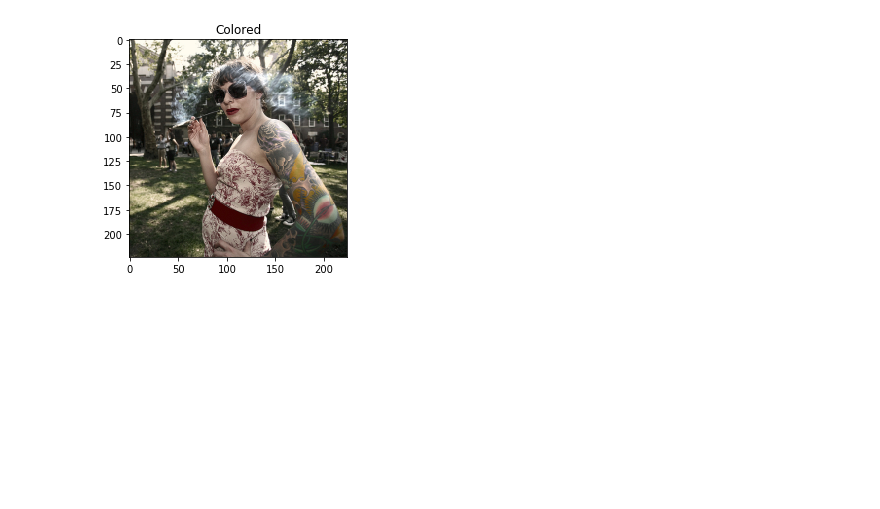
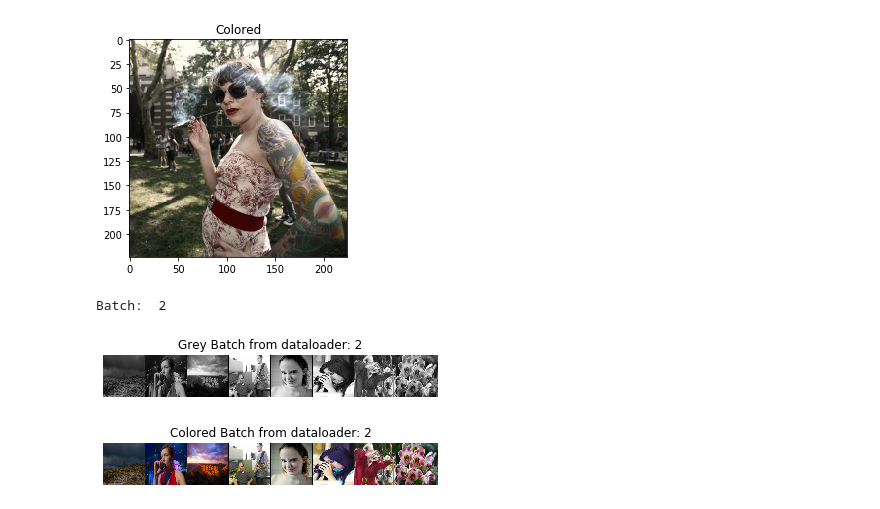
Before and after one commit to xkaraman/60daysofudacity, a Jupyter notebook: image-color/image-colorization.ipynb, the cells around one changed output. Saved outputs shown, nothing was run; the diff lists cells and outputs as text; code cells hidden in the pictures; blank space fills up the shorter version.

```diff
--- a/image-color/image-colorization.ipynb
+++ b/image-color/image-colorization.ipynb
@@ -41,13 +164,13 @@ def imshow(tensor, title=None):
 class colorizationDataset(Dataset):
     def __init__(self, root=None, tf=None):
         self.tf = tf
-        #self.grey = np.load("./image-colorization/gray_scale.npy") # get your numpy array paths here
-        #self.grey = torch.from_numpy(self.grey)
+        self.grey = np.load("./image-colorization/gray_scale.npy") # get your numpy array paths here
+        self.grey = torch.from_numpy(self.grey)
 
-        #self.color = np.load("./image-colorization/ab/ab1.npy")
-        #self.color = np.concatenate((self.color,np.load("./image-colorization/ab/ab2.npy")))
-        #self.color = np.concatenate((self.color,np.load("./image-colorization/ab/ab3.npy")))
-        #self.color = torch.from_numpy(self.color)
+        self.color = np.load("./image-colorization/ab/ab1.npy")
+        self.color = np.concatenate((self.color,np.load("./image-colorization/ab/ab2.npy")))
+        self.color = np.concatenate((self.color,np.load("./image-colorization/ab/ab3.npy")))
+        self.color = torch.from_numpy(self.color)
 
         #self.transformations(tf)
         #print(self.images.shape)
@@ -55,26 +178,26 @@ class colorizationDataset(Dataset):
         #print(self.images.shape)
 
     def __getitem__(self, index):
-        grey = np.load("./image-colorization/gray_scale.npy")
-        grey = torch.from_numpy(grey)
+        #grey = np.load("./image-colorization/gray_scale.npy")
+        #grey = torch.from_numpy(grey)
         #print("GREY :", grey.dtype)
-        if index < 10000:
-            color = np.load("./image-colorization/ab/ab1.npy")
-            color = torch.from_numpy(color)
-            ind = index
-        elif index < 20000:
-            color = np.load("./image-colorization/ab/ab2.npy")
-            color = torch.from_numpy(color)
-            ind = index - 10000
-        else:
-            color = np.load("./image-colorization/ab/ab3.npy")
-            color = torch.from_numpy(color)
-            ind = index - 20000
+        #if index < 10000:
+        #    color = np.load("./image-colorization/ab/ab1.npy")
+        #    color = torch.from_numpy(color)
+        #    ind = index
+        #elif index < 20000:
+        #    color = np.load("./image-colorization/ab/ab2.npy")
+        #    color = torch.from_numpy(color)
+        #    ind = index - 10000
+        #else:
+        #    color = np.load("./image-colorization/ab/ab3.npy")
+        #    color = torch.from_numpy(color)
+        #    ind = index - 20000
 
         #if self.tf is None:
         #    self.tf = transforms.ToTensor()
 
-        return (grey[index],color[ind]) # (self.tf(grey[index])),self.tf((color[ind]))
+        return (self.grey[index],self.color[index]) # (self.tf(grey[index])),self.tf((color[ind]))
 
     def __len__(self):
         return 25000
@@ -168,34 +291,38 @@ def show_images_batch(sample_batched,title=None):
     for i in range(batch_size):
         colored.append(torch.from_numpy( cv2.cvtColor(combined[i].numpy().astype('uint8'), cv2.COLOR_LAB2RGB) ) )
 
     # Combine list of Tensor into a single Tensor
     color = torch.stack(colored)
 #    print("Color Stack: ", type(color), color.shape)
 
     plt.figure()
     grid2 = utils.make_grid(color.permute(0,3,1,2))
     plt.imshow(grid2.numpy().transpose(1,2,0))
     plt.title('Colored Batch from dataloader: '+ str(title))
     plt.axis('off')
 
 # Create the dataloader
-dataloader = DataLoader(dataset, batch_size=10,
+dataloader = DataLoader(dataset, batch_size=8,
                         shuffle=True, num_workers=4)
 
 for i_batch, sample_batched in enumerate(dataloader):
    # print(i_batch, sample_batched[0].shape,
      #     sample_batched[1].shape)
 
     # observe 1th batch and stop.
     if i_batch == 2:
         print("Batch: ",i_batch)
 
         #plt.figure()
         show_images_batch(sample_batched,i_batch)
         #plt.axis('off')
         #plt.ioff()
         #plt.show()
         break
+# %% [output]
+Batch:  2
+[figure, added]
+[figure, added]
 # %%
 class DiscriminatorNet(torch.nn.Module):
     """
```
Also changed, not shown: parts of 2 cells of this notebook.
